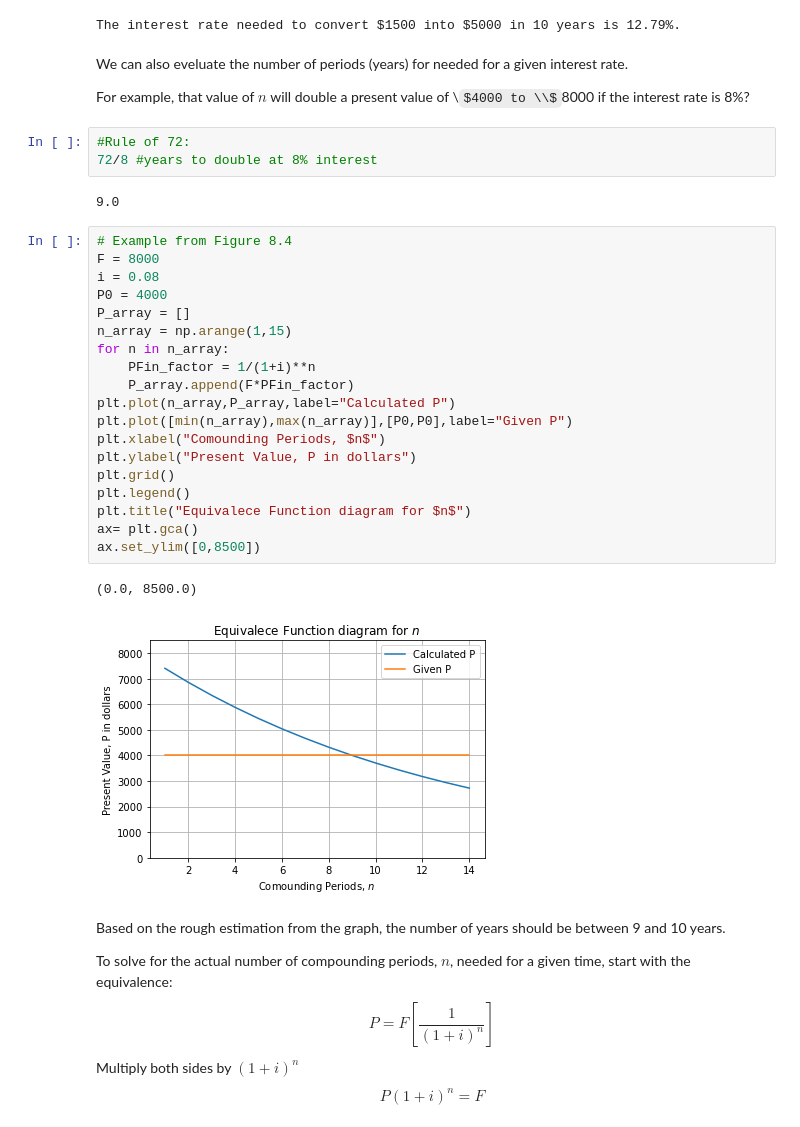
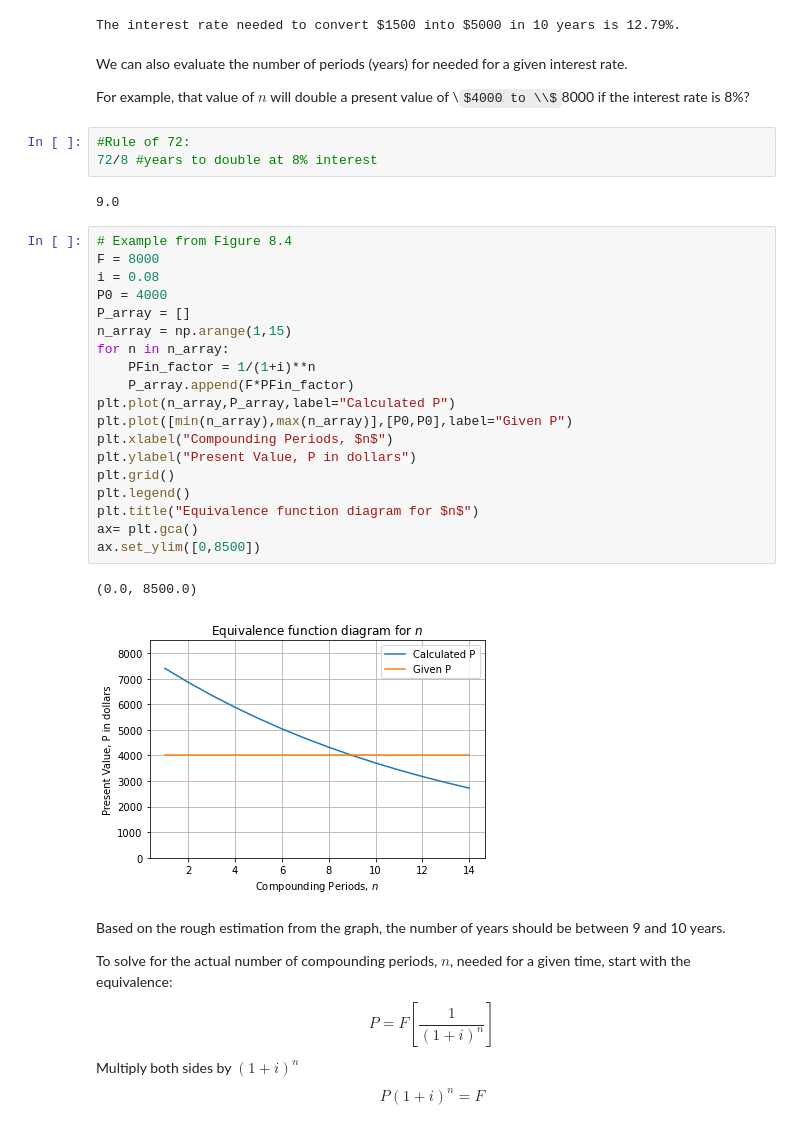
Before and after one commit to Dr-Daily/SystemsEngineering, a Jupyter notebook: Economic Evaluation.ipynb, the cells around one changed output. Saved outputs shown, nothing was run; the diff lists cells and outputs as text; some formulas as TeX source.

```diff
--- a/Economic Evaluation.ipynb
+++ b/Economic Evaluation.ipynb
@@ -233,7 +233,7 @@ print("The interest rate needed to convert ${} into ${} in {} years is {:0.2f}%.
 # %% [output]
 The interest rate needed to convert $1500 into $5000 in 10 years is 12.79%.
 # %% [markdown]
-We can also eveluate the number of periods (years) for needed for a given interest rate.
+We can also evaluate the number of periods (years) for needed for a given interest rate.
 
 For example, that value of $n$ will double a present value of \\$4000 to \\$8000 if the interest rate is 8%?
 # %%
@@ -244,25 +244,25 @@ For example, that value of $n$ will double a present value of \\$4000 to \\$8000
 # %%
 # Example from Figure 8.4
 F = 8000
 i = 0.08
 P0 = 4000
 P_array = []
 n_array = np.arange(1,15)
 for n in n_array:
     PFin_factor = 1/(1+i)**n
     P_array.append(F*PFin_factor)
 plt.plot(n_array,P_array,label="Calculated P")
 plt.plot([min(n_array),max(n_array)],[P0,P0],label="Given P")
-plt.xlabel("Comounding Periods, $n$")
+plt.xlabel("Compounding Periods, $n$")
 plt.ylabel("Present Value, P in dollars")
 plt.grid()
 plt.legend()
-plt.title("Equivalece Function diagram for $n$")
+plt.title("Equivalence function diagram for $n$")
 ax= plt.gca()
 ax.set_ylim([0,8500])
 # %% [output]
 (0.0, 8500.0)
-[figure, old version]
+[figure, new version]
 # %% [markdown]
 Based on the rough estimation from the graph, the number of years should be between 9 and 10 years.
 
```
Also changed, not shown: parts of 16 cells of this notebook.
